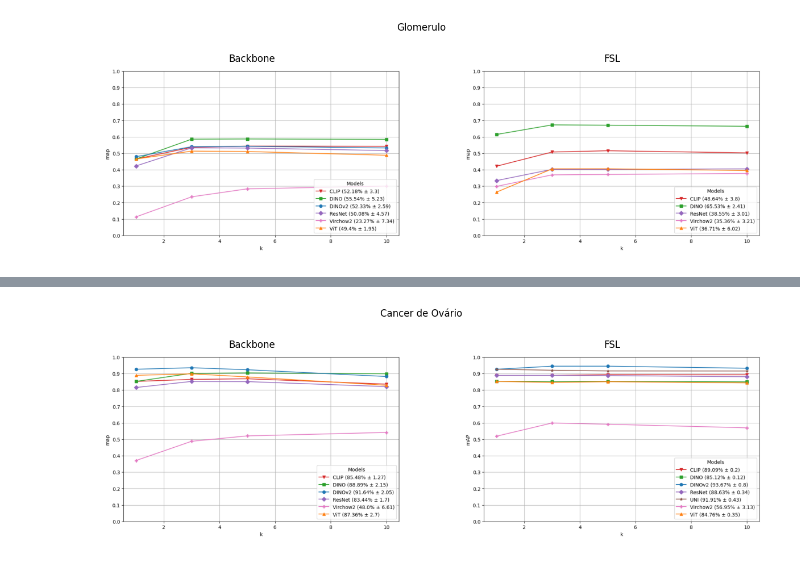
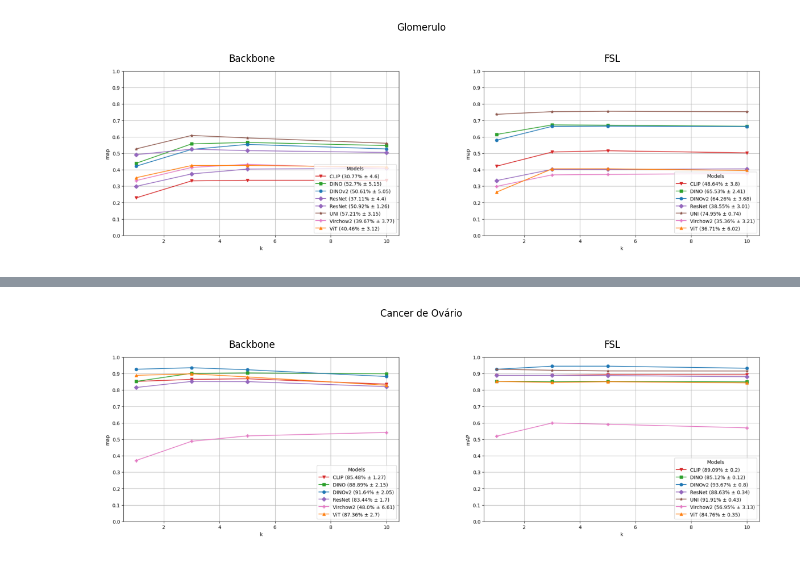
Before and after one commit to maods2/master-research-image-retrieval, a Jupyter notebook: notebooks/experiment_comparision.ipynb, the cells around one changed output, grey strips where cells are left out. Saved outputs shown, nothing was run; the diff lists cells and outputs as text; code cells hidden in the pictures.

```diff
--- a/notebooks/experiment_comparision.ipynb
+++ b/notebooks/experiment_comparision.ipynb
@@ -17,11 +17,11 @@ def plot_images_side_by_side(img_path1, img_path2, global_title, img1_title, img
     plt.show()
 # %%
 plot_images_side_by_side(
-    img_path1='./no_fine_tuning/bracs-pretrained.png',
+    img_path1='./no_fine_tuning/glomerulo-pretrained.png',
     img_path2='./fsl/glomerulo-fsl.png',
     global_title='Glomerulo',
     img1_title='Backbone',
     img2_title='FSL'
     )
 # %% [output]
-[figure, old version]
+[figure, new version]
```
Also changed, not shown: parts of 2 cells of this notebook.
